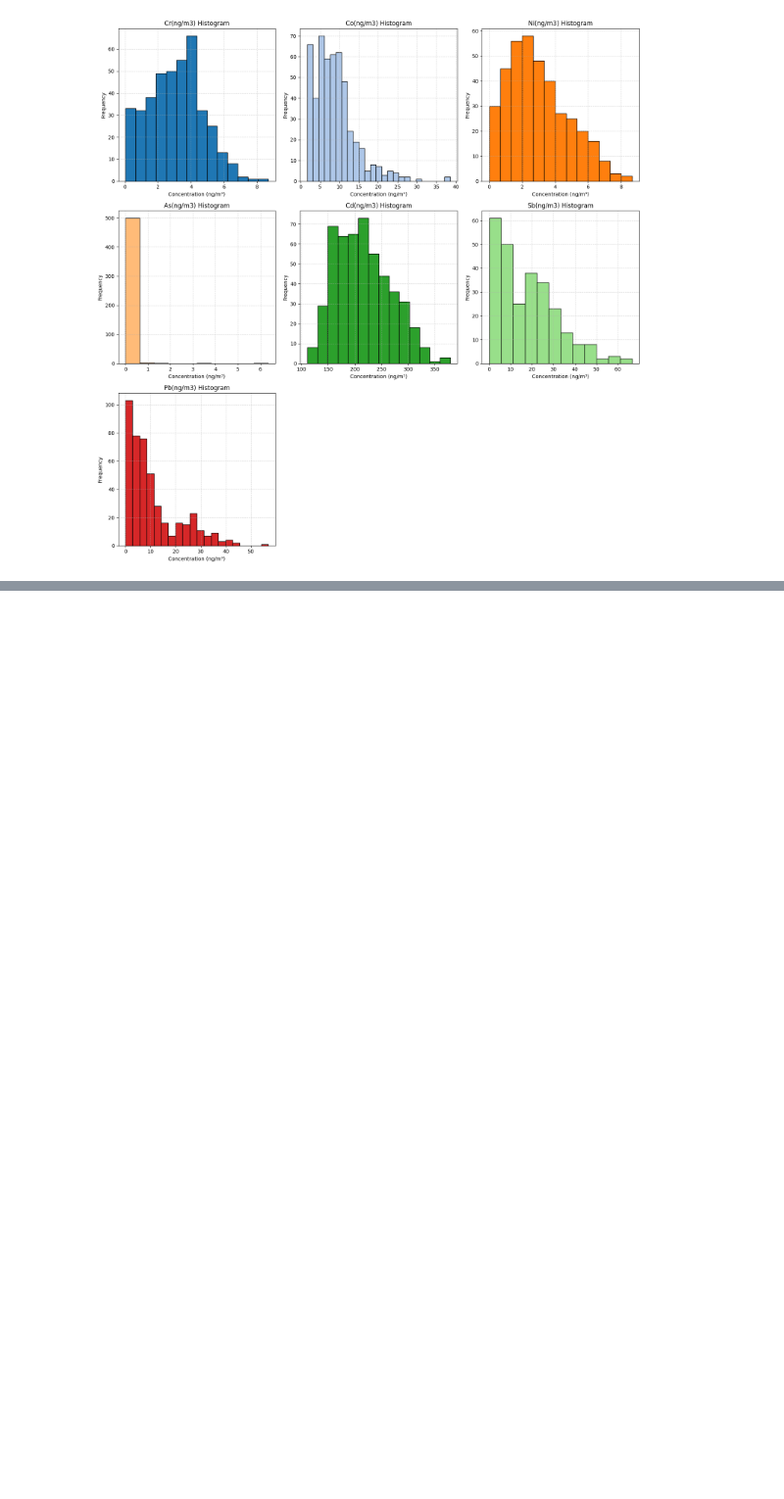
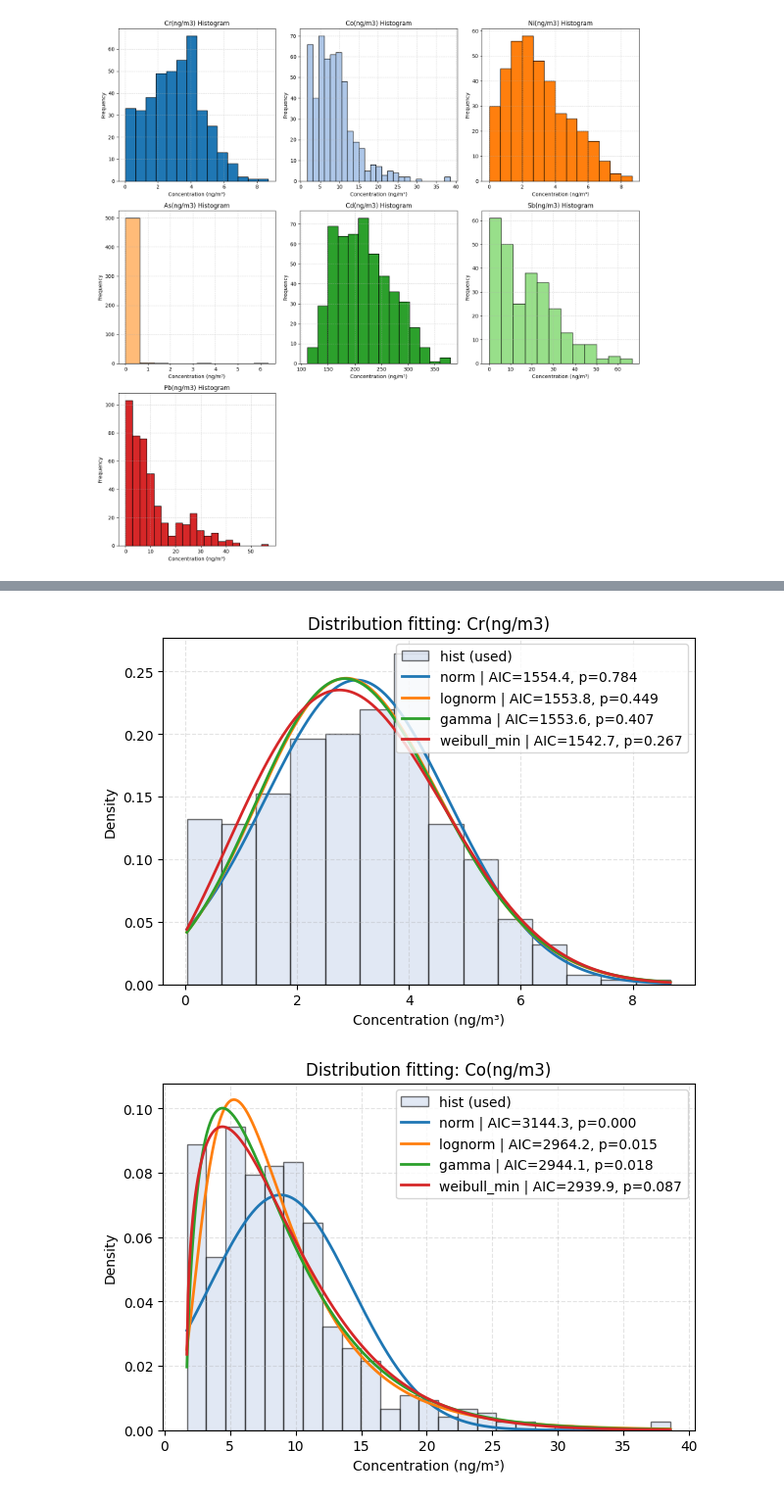
Before and after one commit to hyen0322/202508, a Jupyter notebook: (수정) Metals Histogram.ipynb, the cells around one changed output, grey strips where cells are left out. Shown at 98% size. Drawn from its saved outputs; the diff is of its cells as text; code cells hidden in the pictures; blank space fills up the shorter version.

```diff
--- a/(수정) Metals Histogram.ipynb
+++ b/(수정) Metals Histogram.ipynb
@@ -69,0 +178,49 @@ plt.show()
+# %%
+# 전체 금속에 대해 4개 분포 비교
+distributions = [stats.norm, stats.lognorm, stats.gamma, stats.weibull_min]
+fit_results = {}  # { metal: { dist_name: result_dict } }
+
+for metal in target_metals:
+    if metal not in df.columns:
+        print(f"[SKIP] {metal}: 컬럼이 존재하지 않음")
+        continue
+
+    s = df[metal]
+    if pd.to_numeric(s, errors="coerce").dropna().nunique() <= 1:
+        print(f"[SKIP] {metal}: 분산 부족으로 피팅 생략")
+        continue
+
+    metal_res = {}
+    for dist in distributions:
+        res = fit_one_series(s, dist)
+        if res is not None:
+            metal_res[dist.name] = res
+    fit_results[metal] = metal_res
+
+    # 시각화: 히스토그램 및 PDF 곡선 오버레이
+    data_all = pd.to_numeric(s, errors="coerce").dropna().values
+    data_pos = data_all[data_all > 0]
+    # 양의 지지 분포가 포함되므로, 시각화는 양수 데이터로 맞추는 것이 해석이 쉬움
+    hist_data = data_pos if data_pos.size >= 5 else data_all
+
+    if hist_data.size >= 5:
+        plt.figure(figsize=(7, 4.6))
+        plt.hist(hist_data, bins="auto", density=True,
+                 alpha=0.55, color="#c9d6eb", edgecolor="black", label="hist (used)")
+        x = np.linspace(hist_data.min(), hist_data.max(), 400)
+
+        for dist_name, res in metal_res.items():
+            dist = getattr(stats, dist_name)
+            pdf = dist.pdf(x, *res["params"])
+            pdf = np.where(np.isfinite(pdf), pdf, 0.0)
+            plt.plot(x, pdf, lw=2, label=f"{dist_name} | AIC={res['AIC']:.1f}, p={res['KS_p']:.3f}")
+
+        plt.title(f"Distribution fitting: {metal}")
+        plt.xlabel("Concentration (ng/m³)")
+        plt.ylabel("Density")
+        plt.grid(True, ls="--", alpha=0.35)
+        plt.legend()
+        plt.show()
+# %% [output]
+[figure, added]
+[figure, added]
```
Also changed, not shown: parts of 6 cells of this notebook.
